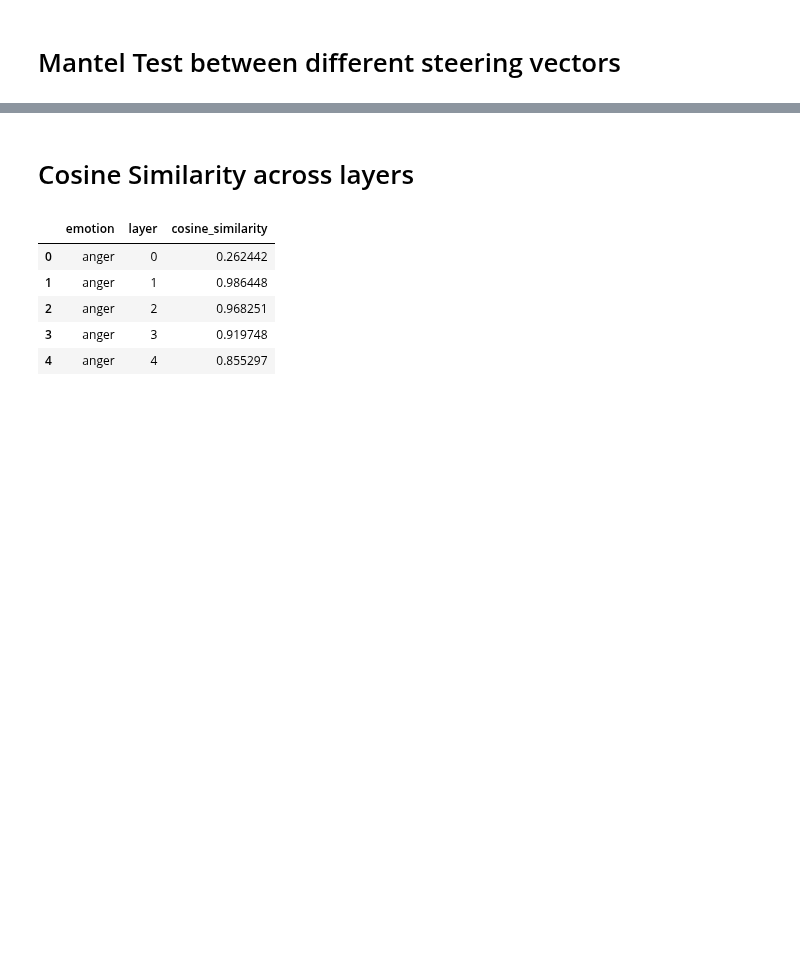
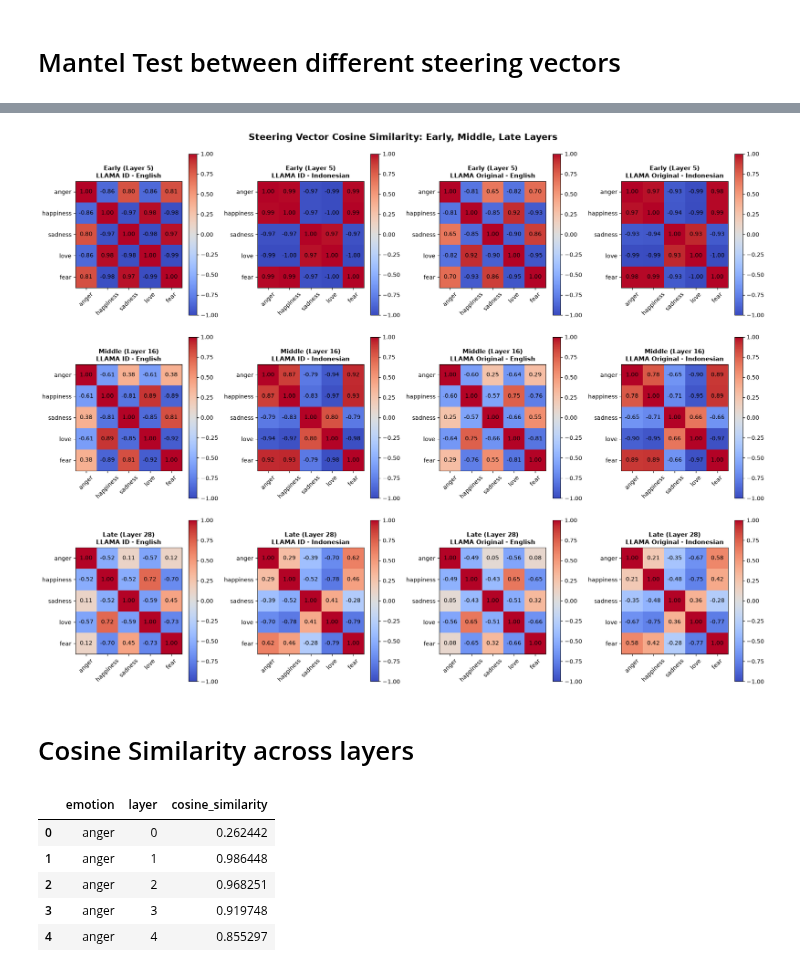
Before and after one commit to noobylub/Dissertation_Project, a Jupyter notebook: vectors_analysis.ipynb, the cells around one changed output, grey strips where cells are left out. Cells and saved outputs as stored; diff of their text form; code cells hidden in the pictures; blank space fills up the shorter version.

```diff
--- a/vectors_analysis.ipynb
+++ b/vectors_analysis.ipynb
@@ -623,3 +849,63 @@ Mantel Test Result: (np.float64(-0.26093655989224085), 0.453)
+# %%
+
+# Cosine matrices across early, middle, and late layers
+layer_selection = [5, 16, 28]
+layer_labels = ['Early (Layer 5)', 'Middle (Layer 16)', 'Late (Layer 28)']
+
+fig, axes = plt.subplots(3, 4, figsize=(18, 14))
+
+for row, (layer_idx, layer_label) in enumerate(zip(layer_selection, layer_labels)):
+    # Build cosine matrices for this layer
+    llamaid_eng_matrix = analysis.build_cosine_matrix(Llama_indo_steering_vector_eng, emotions, layer_idx)
+    llamaid_id_matrix = analysis.build_cosine_matrix(Llama_indo_steering_vector_id, emotions, layer_idx)
+    llamaeng_eng_matrix = analysis.build_cosine_matrix(Llama_eng_steering_vector_eng, emotions, layer_idx)
+    llamaeng_id_matrix = analysis.build_cosine_matrix(Llama_eng_steering_vector_id, emotions, layer_idx)
+
+    # Column 0: LLAMA ID - English
+    im0 = axes[row, 0].imshow(llamaid_eng_matrix.values, vmin=-1, vmax=1, cmap='coolwarm')
+    axes[row, 0].set_xticks(range(len(emotions)))
+    axes[row, 0].set_yticks(range(len(emotions)))
+    axes[row, 0].set_xticklabels(emotions, rotation=45)
+    axes[row, 0].set_yticklabels(emotions)
+    axes[row, 0].set_title(f'{layer_label}\nLLAMA ID - English', fontsize=11, fontweight='bold')
+    analysis.annotate_heatmap(axes[row, 0], llamaid_eng_matrix.values)
+    plt.colorbar(im0, ax=axes[row, 0])
+
+    # Column 1: LLAMA ID - Indonesian
+    im1 = axes[row, 1].imshow(llamaid_id_matrix.values, vmin=-1, vmax=1, cmap='coolwarm')
+    axes[row, 1].set_xticks(range(len(emotions)))
+    axes[row, 1].set_yticks(range(len(emotions)))
+    axes[row, 1].set_xticklabels(emotions, rotation=45)
+    axes[row, 1].set_yticklabels(emotions)
+    axes[row, 1].set_title(f'{layer_label}\nLLAMA ID - Indonesian', fontsize=11, fontweight='bold')
+    analysis.annotate_heatmap(axes[row, 1], llamaid_id_matrix.values)
+    plt.colorbar(im1, ax=axes[row, 1])
+
+    # Column 2: LLAMA Original - English
+    im2 = axes[row, 2].imshow(llamaeng_eng_matrix.values, vmin=-1, vmax=1, cmap='coolwarm')
+    axes[row, 2].set_xticks(range(len(emotions)))
+    axes[row, 2].set_yticks(range(len(emotions)))
+    axes[row, 2].set_xticklabels(emotions, rotation=45)
+    axes[row, 2].set_yticklabels(emotions)
+    axes[row, 2].set_title(f'{layer_label}\nLLAMA Original - English', fontsize=11, fontweight='bold')
+    analysis.annotate_heatmap(axes[row, 2], llamaeng_eng_matrix.values)
+    plt.colorbar(im2, ax=axes[row, 2])
+
+    # Column 3: LLAMA Original - Indonesian
+    im3 = axes[row, 3].imshow(llamaeng_id_matrix.values, vmin=-1, vmax=1, cmap='coolwarm')
+    axes[row, 3].set_xticks(range(len(emotions)))
+    axes[row, 3].set_yticks(range(len(emotions)))
+    axes[row, 3].set_xticklabels(emotions, rotation=45)
+    axes[row, 3].set_yticklabels(emotions)
+    axes[row, 3].set_title(f'{layer_label}\nLLAMA Original - Indonesian', fontsize=11, fontweight='bold')
+    analysis.annotate_heatmap(axes[row, 3], llamaeng_id_matrix.values)
+    plt.colorbar(im3, ax=axes[row, 3])
+
+plt.suptitle('Steering Vector Cosine Similarity: Early, Middle, Late Layers', fontsize=16, fontweight='bold', y=0.995)
+plt.tight_layout()
+plt.show()
+# %% [output]
+[figure, added]
 # %% [markdown]
 # Cosine Similarity across layers
 # %%
```
Also changed, not shown: parts of 8 cells of this notebook, 14 other files.
